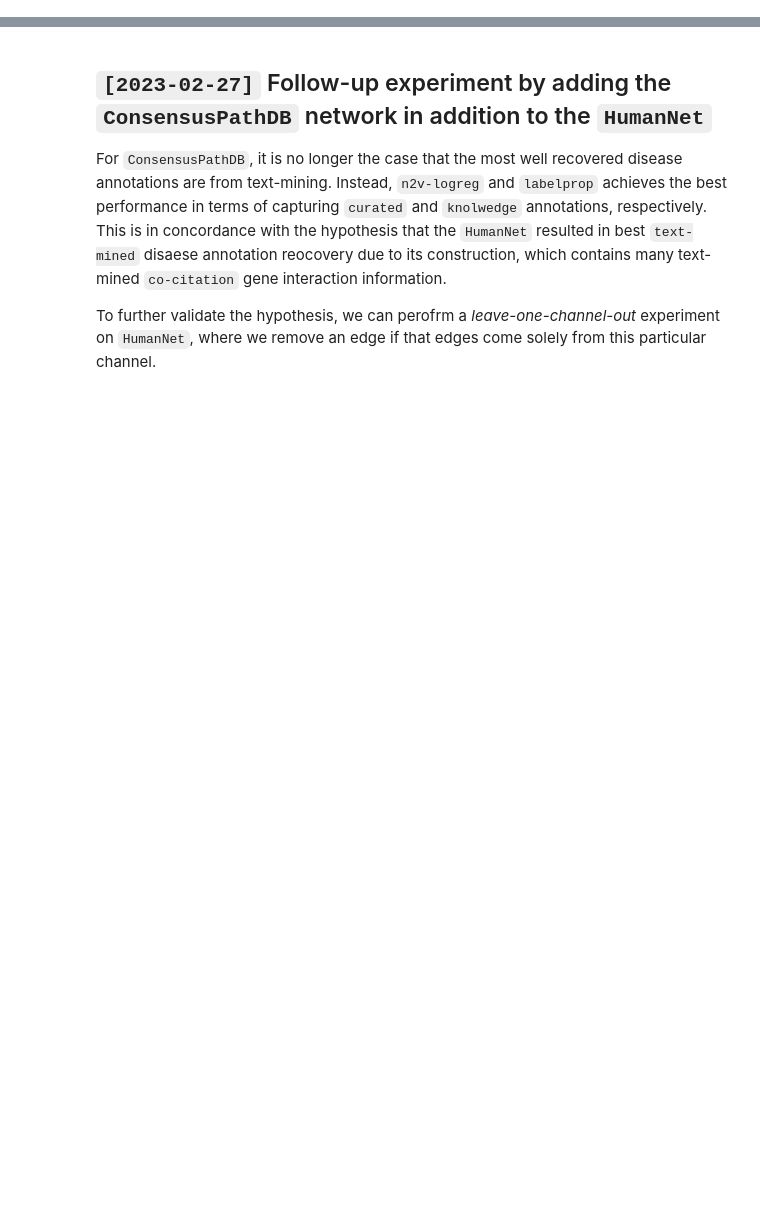
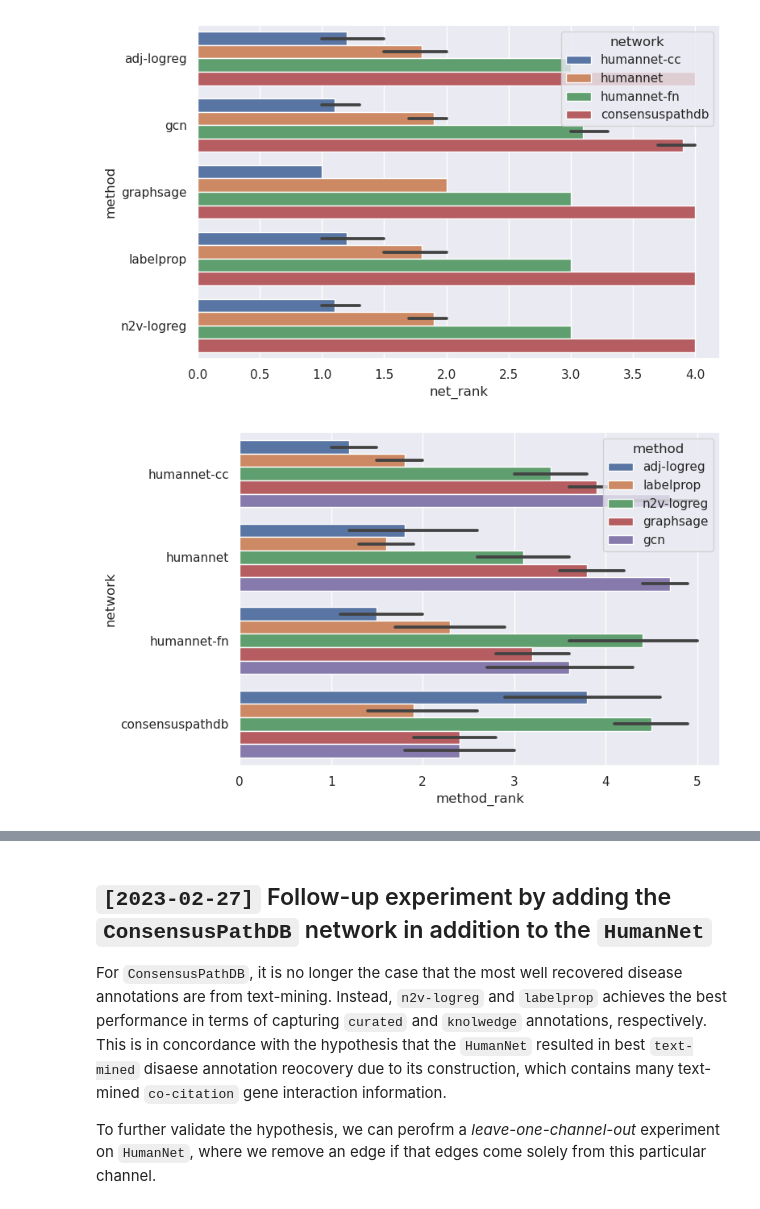
Before and after one commit to krishnanlab/obnbench, a Jupyter notebook: experiments/disease_gsc_channels/analysis.ipynb, the cells around one changed output, grey strips where cells are left out. Drawn from its saved outputs; the diff is of its cells as text; code cells hidden in the pictures; blank space fills up the shorter version.

```diff
--- a/experiments/disease_gsc_channels/analysis.ipynb
+++ b/experiments/disease_gsc_channels/analysis.ipynb
@@ -9,0 +21,9 @@ sns.set()
+# %%
+# Take the mean score for each task across all runs
+reduced_df = (
+    df
+    .groupby(["task_name", "network", "label", "method"], as_index=False)
+    .mean()
+    .drop(columns=["runid"])
+)
+# reduced_df
@@ -9,0 +165,5 @@ sns.set()
+# %%
+med_reduced_df = reduced_df.groupby(["label", "network", "method"], as_index=False).median(numeric_only=True)
+med_reduced_df["net_rank"] = med_reduced_df.groupby(["label", "method"]).rank(ascending=False)["test_log2pr"]
+med_reduced_df["method_rank"] = med_reduced_df.groupby(["label", "network"]).rank(ascending=False)["test_log2pr"]
+med_reduced_df
@@ -9,0 +184,26 @@ sns.set()
+# %%
+plt.figure(figsize=(8, 5))
+sns.barplot(
+    med_reduced_df,
+    hue="network",
+    x="net_rank",
+    y="method",
+    hue_order=["humannet-cc", "humannet", "humannet-fn", "consensuspathdb"],
+)
+plt.tight_layout()
+plt.show()
+
+plt.figure(figsize=(8, 5))
+sns.barplot(
+    med_reduced_df,
+    hue="method",
+    x="method_rank",
+    y="network",
+    order=["humannet-cc", "humannet", "humannet-fn", "consensuspathdb"],
+    hue_order=["adj-logreg", "labelprop", "n2v-logreg", "graphsage", "gcn"],
+)
+plt.tight_layout()
+plt.show()
+# %% [output]
+[figure, added]
+[figure, added]
```
Also changed, not shown: parts of 14 cells of this notebook, 7 other files.
